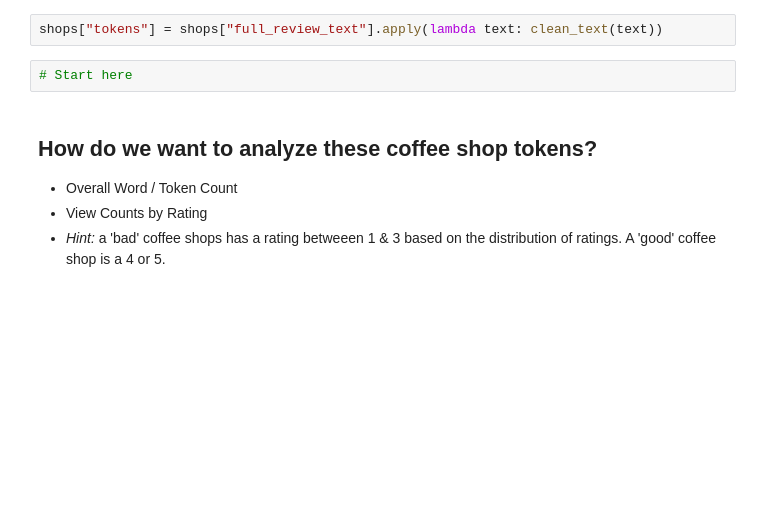
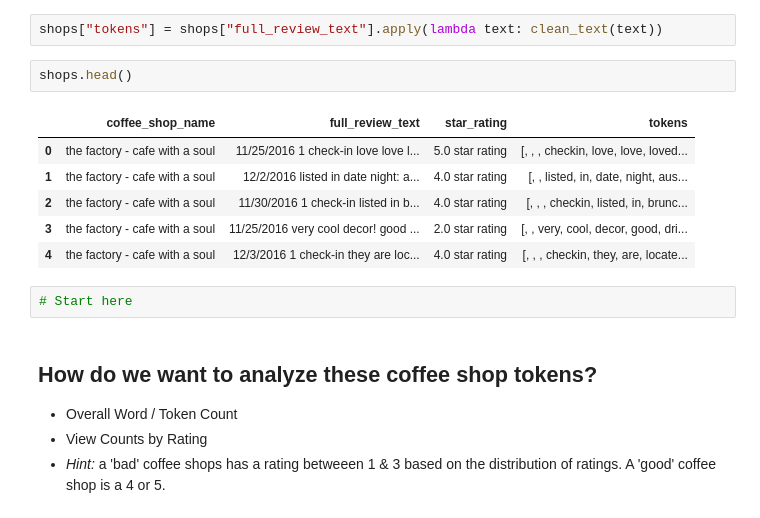
Before and after one commit to JenFaith/DS-Unit-4-Sprint-1-NLP, a Jupyter notebook: module1-text-data/LS_DS_411_Text_Data_Assignment.ipynb, the cells around one changed output. Cells and saved outputs as stored; diff of their text form; blank space fills up the shorter version.

```diff
--- a/module1-text-data/LS_DS_411_Text_Data_Assignment.ipynb
+++ b/module1-text-data/LS_DS_411_Text_Data_Assignment.ipynb
@@ -108,5 +100,14 @@ clean_text(text_example)
 # %%
 shops["tokens"] = shops["full_review_text"].apply(lambda text: clean_text(text))
+# %%
+shops.head()
+# %% [output]
+|  | coffee_shop_name | full_review_text | star_rating | tokens |
+| 0 | the factory - cafe with a soul | 11/25/2016 1 check-in love love l... | 5.0 star rating | [, , , checkin, love, love, loved... |
+| 1 | the factory - cafe with a soul | 12/2/2016 listed in date night: a... | 4.0 star rating | [, , listed, in, date, night, aus... |
+| 2 | the factory - cafe with a soul | 11/30/2016 1 check-in listed in b... | 4.0 star rating | [, , , checkin, listed, in, brunc... |
+| 3 | the factory - cafe with a soul | 11/25/2016 very cool decor! good ... | 2.0 star rating | [, , very, cool, decor, good, dri... |
+| 4 | the factory - cafe with a soul | 12/3/2016 1 check-in they are loc... | 4.0 star rating | [, , , checkin, they, are, locate... |
 # %%
 # Start here
 # %% [markdown]
```
Also changed, not shown: parts of 3 cells of this notebook, 16 other files.
